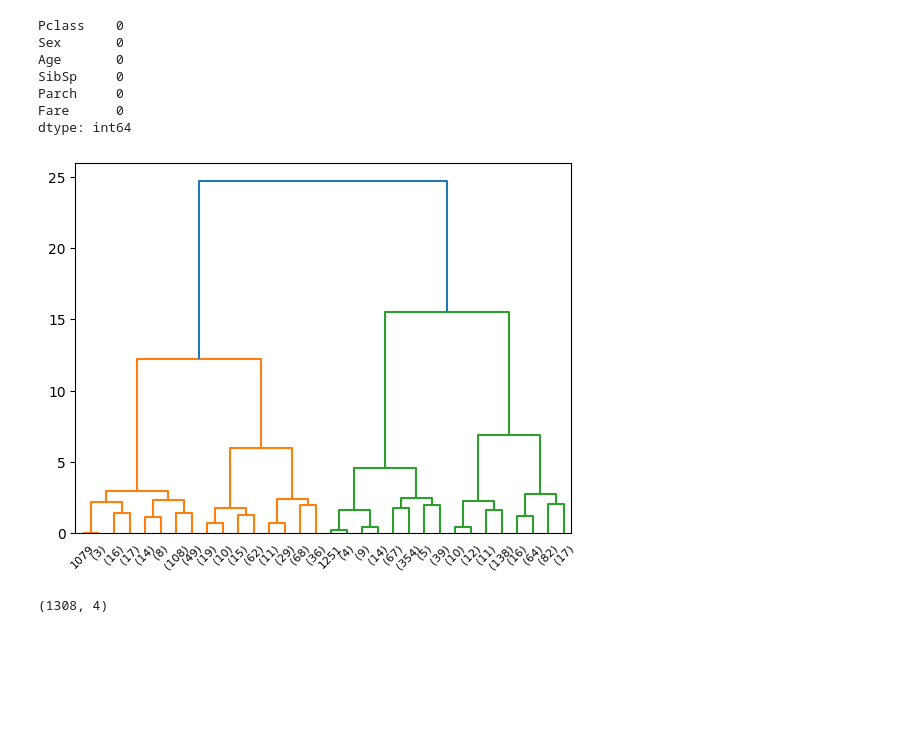
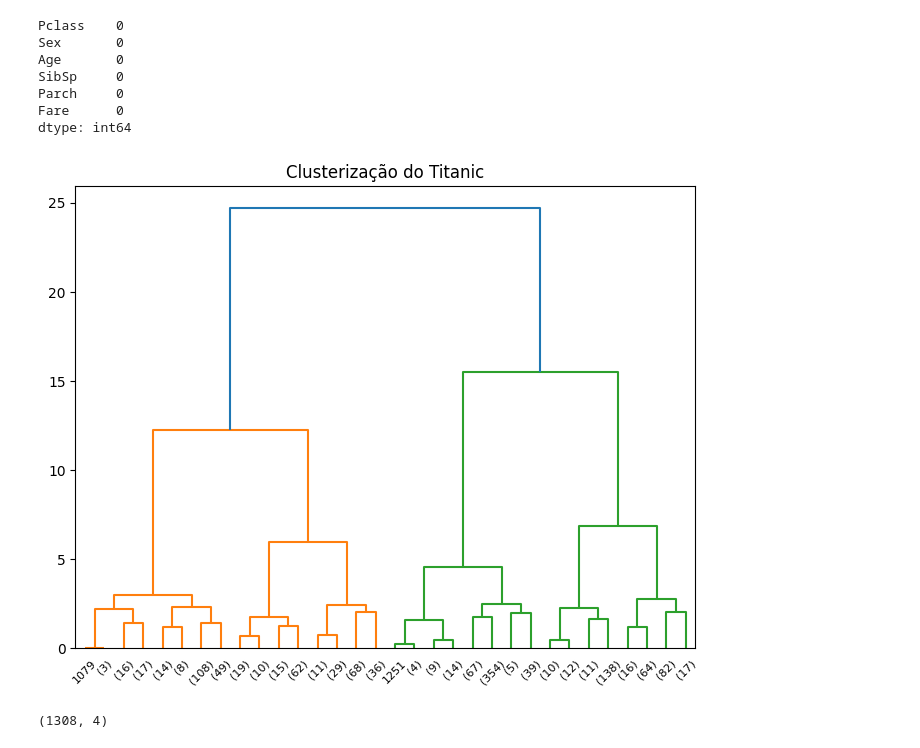
Before and after one commit to marcello10/Agrupamento_Hierarquico, a Jupyter notebook: hierachical_clustering.ipynb, the cells around one changed output. Saved outputs shown, nothing was run; the diff lists cells and outputs as text; code cells hidden in the pictures; blank space fills up the shorter version.

```diff
--- a/hierachical_clustering.ipynb
+++ b/hierachical_clustering.ipynb
@@ -110,11 +110,13 @@ dtype: int64
 # %%
 from scipy.cluster.hierarchy import dendrogram, linkage,ward
 
 #linkage realiza clusterização hierárquica a fim de se construir um dendrograma
+fig,ax = plt.subplots(figsize=(8,6))
 dendrogram(linkage(X,method='ward'),truncate_mode='level', p=4)
+plt.title("Clusterização do Titanic")
 plt.show()
 # %% [output]
-[figure, old version]
+[figure, new version]
 # %%
 pca = PCA(n_components=2)
 X_pca =pca.fit_transform(X)
```
Also changed, not shown: parts of 4 cells of this notebook.
